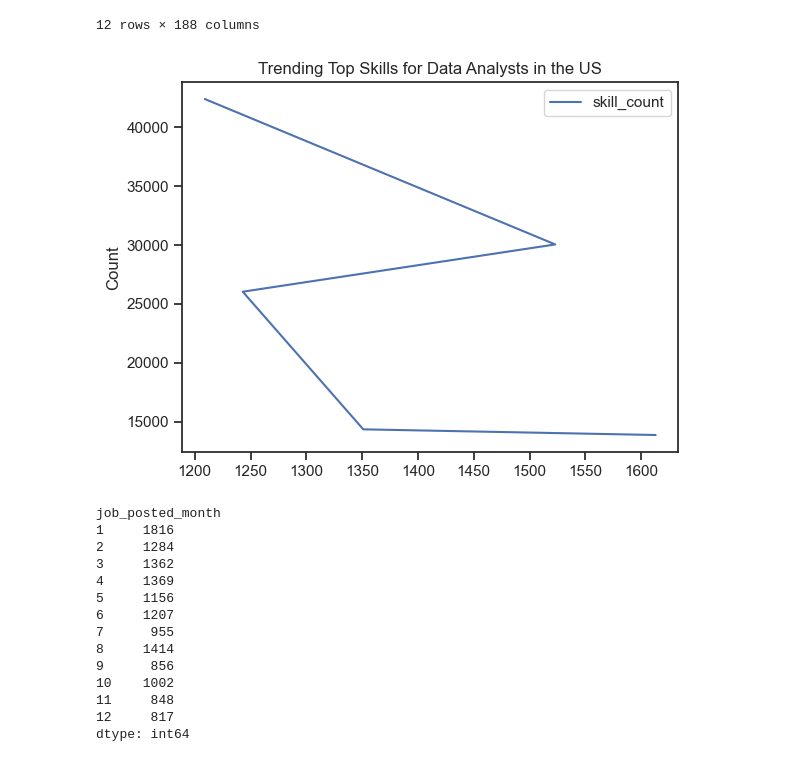
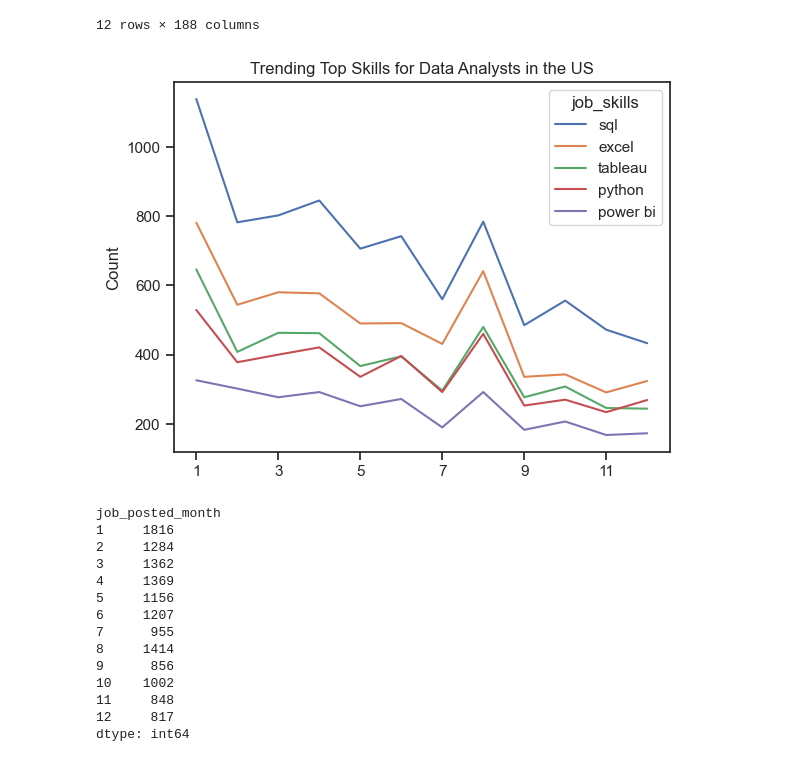
Before and after one commit to Kartikey2203/python, a Jupyter notebook: 3_project/2_Skill_count.ipynb, the cells around one changed output. Saved outputs shown, nothing was run; the diff lists cells and outputs as text; code cells hidden in the pictures.

```diff
--- a/3_project/2_Skill_count.ipynb
+++ b/3_project/2_Skill_count.ipynb
@@ -144,15 +144,15 @@ df_DA_US_pivot
 | 11 | 472 | 291 | 246 | 234 | 168 | 146 | 120 | 61 | 57 | 55 | ... |
 | 12 | 433 | 324 | 244 | 269 | 173 | 174 | 169 | 85 | 69 | 42 | ... |
 12 rows × 188 columns
-# %%
-df_plot.plot(kind='line')
-
-plt.title('Trending Top Skills for Data Analysts in the US')
-plt.ylabel('Count')
-plt.xlabel('')
-plt.show()
-# %% [output]
-[figure, removed]
+# %%
+df_DA_US_pivot.iloc[:, :5].plot(kind='line')
+
+plt.title('Trending Top Skills for Data Analysts in the US')
+plt.ylabel('Count')
+plt.xlabel('')
+plt.show()
+# %% [output]
+[figure, added]
 # %%
 # Get monthly totals
 DA_totals = df_DA_US.groupby('job_posted_month').size()
```
